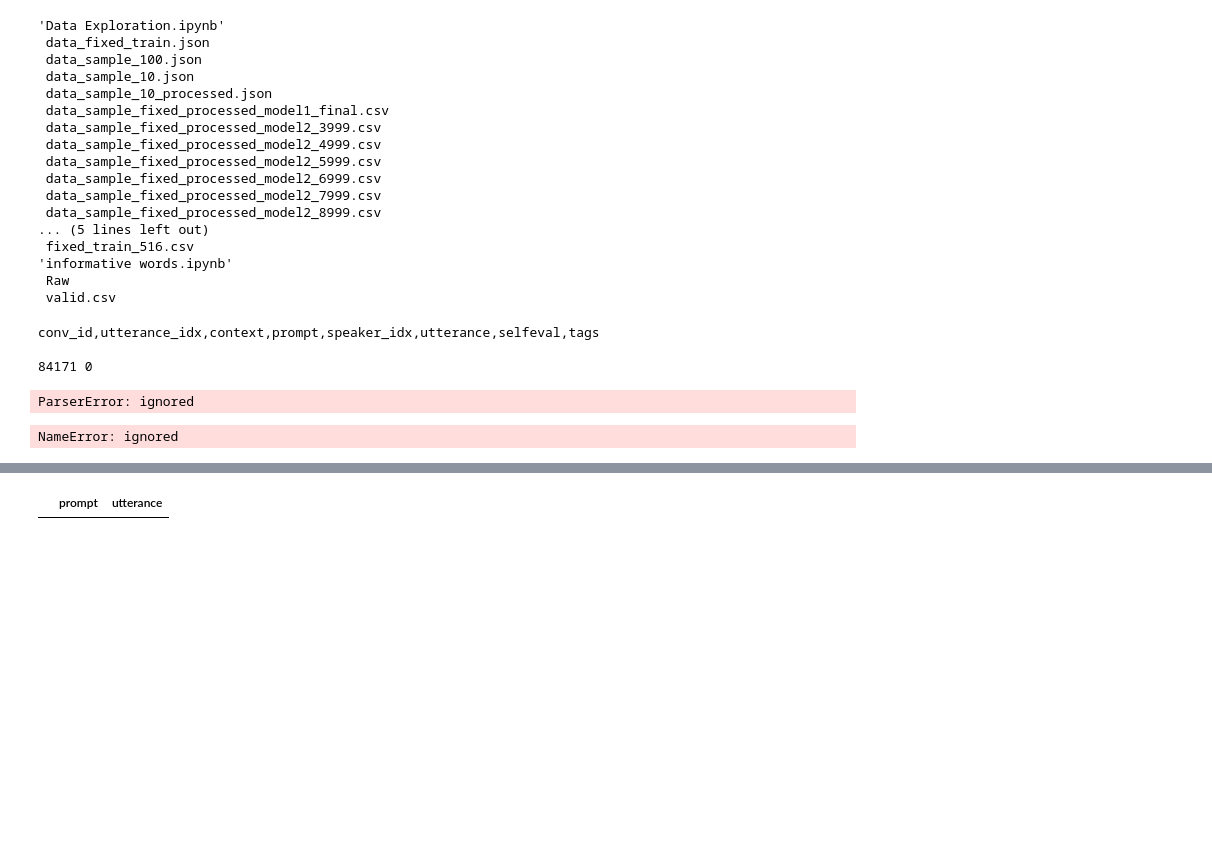
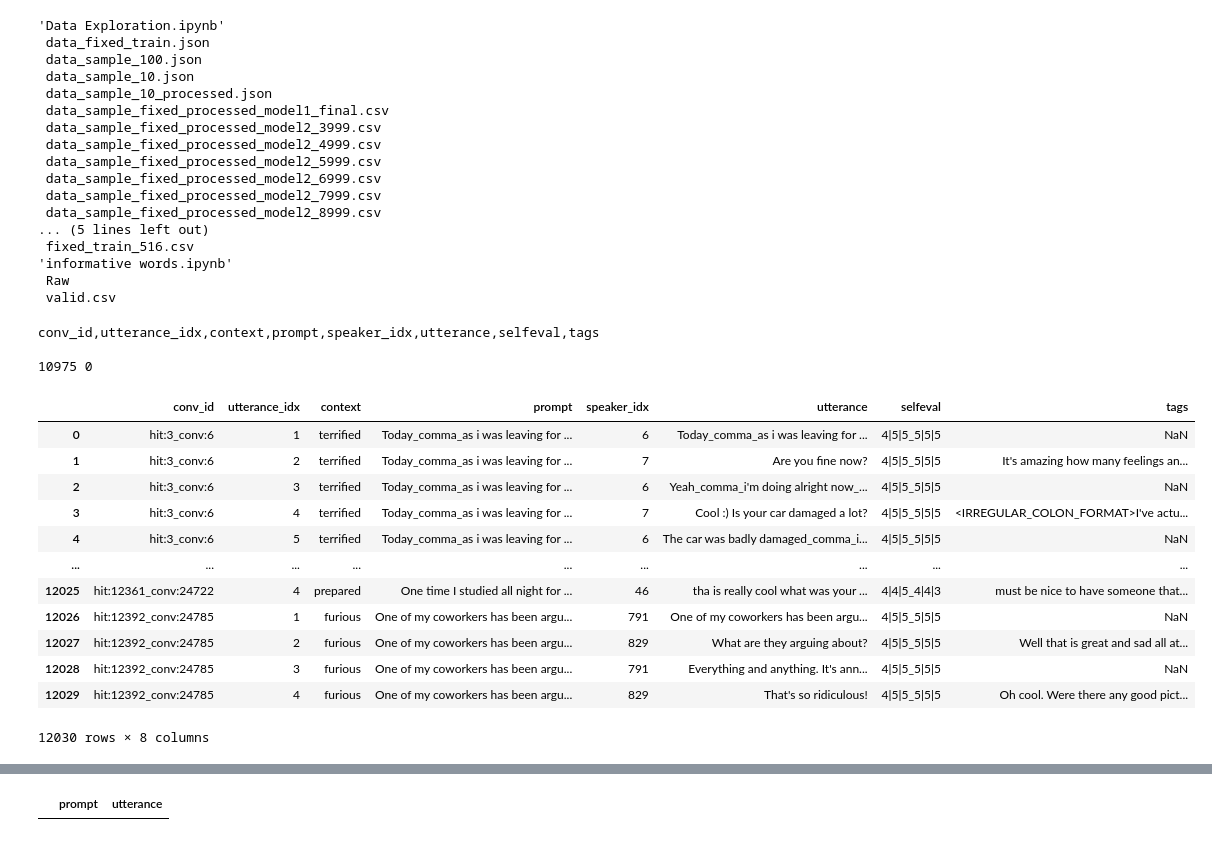
Before and after one commit to omkarpat/EmpatheticDialoguesEmotionDetection, a Jupyter notebook: Data/Data Exploration.ipynb, the cells around one changed output, grey strips where cells are left out. Saved outputs shown, nothing was run; the diff lists cells and outputs as text; code cells hidden in the pictures; blank space fills up the shorter version.

```diff
--- a/Data/Data Exploration.ipynb
+++ b/Data/Data Exploration.ipynb
@@ -30,37 +30,49 @@ Drive already mounted at /content/gdrive; to attempt to forcibly remount, call d
  Raw
  valid.csv
 # %%
-with open("Data/Raw/train.csv","r") as infile:
-  line = infile.readline()
-  print(line)
-  error_cnt = 0
-  cnt = 1
-  #print(len(line.split(",")))
-  while line:
-      if len(line.split(",")) != 8:
-        print(line.split(",")[7])
-        error_cnt += 1
-        print("Line {}: {}".format(cnt, line.strip()))
-      line = infile.readline()
-      line = line.replace(",,",",").replace(",<UNIGRAM>,",",").replace(
-          ",<HI>,",",").replace(",<HI> <UNIGRAM>,",",").replace(
-              ",<UNIGRAM> <NUMERAL>,",",").replace(
-                  ",<IRREGULAR_COLON_FORMAT>,",",").replace(",<POLITICAL>,",",")
-      line = line
-      cnt += 1
+with open ("Data/fixed_test.csv","w") as outfile:
+  with open("Data/Raw/test.csv","r") as infile:
+    line = infile.readline()
+    outfile.write(line)
+    print(line)
+    error_cnt = 0
+    cnt = 1
+    #print(len(line.split(",")))
+    while line:
+        if len(line.split(",")) != 8:
+          print(line.split(",")[7])
+          error_cnt += 1
+          print("Line {}: {}".format(cnt, line.strip()))
+        line = infile.readline()
+        line = line.replace(",,",",").replace(",<UNIGRAM>,",",<UNIGRAM>").replace(
+            ",<HI>,",",<HI>").replace(",<HI> <UNIGRAM>,",",<HI> <UNIGRAM>").replace(
+                ",<UNIGRAM> <NUMERAL>,",",<UNIGRAM> <NUMERAL>").replace(
+                    ",<IRREGULAR_COLON_FORMAT>,",",<IRREGULAR_COLON_FORMAT>").replace(",<POLITICAL>,",",<POLITICAL>")
+        outfile.write(line)
+        cnt += 1
 print(cnt, error_cnt)
 # %% [output]
 conv_id,utterance_idx,context,prompt,speaker_idx,utterance,selfeval,tags
 
-84171 0
+10975 0
 # %%
-test_df = pd.read_csv('Data/Raw/valid.csv', sep=",")
+train_df = pd.read_csv('Data/fixed_valid.csv', sep=",")
-# %% [output]
-ParserError: ignored
-# %%
-test_df
-# %% [output]
-NameError: ignored
+# %%
+train_df
+# %% [output]
+|  | conv_id | utterance_idx | context | prompt | speaker_idx | utterance | selfeval | tags |
+| 0 | hit:3_conv:6 | 1 | terrified | Today_comma_as i was leaving for ... | 6 | Today_comma_as i was leaving for ... | 4|5|5_5|5|5 | NaN |
+| 1 | hit:3_conv:6 | 2 | terrified | Today_comma_as i was leaving for ... | 7 | Are you fine now? | 4|5|5_5|5|5 | It's amazing how many feelings an... |
+| 2 | hit:3_conv:6 | 3 | terrified | Today_comma_as i was leaving for ... | 6 | Yeah_comma_i'm doing alright now_... | 4|5|5_5|5|5 | NaN |
+| 3 | hit:3_conv:6 | 4 | terrified | Today_comma_as i was leaving for ... | 7 | Cool :) Is your car damaged a lot? | 4|5|5_5|5|5 | <IRREGULAR_COLON_FORMAT>I've actu... |
+| 4 | hit:3_conv:6 | 5 | terrified | Today_comma_as i was leaving for ... | 6 | The car was badly damaged_comma_i... | 4|5|5_5|5|5 | NaN |
+| ... | ... | ... | ... | ... | ... | ... | ... | ... |
+| 12025 | hit:12361_conv:24722 | 4 | prepared | One time I studied all night for ... | 46 | tha is really cool what was your ... | 4|4|5_4|4|3 | must be nice to have someone that... |
+| 12026 | hit:12392_conv:24785 | 1 | furious | One of my coworkers has been argu... | 791 | One of my coworkers has been argu... | 4|5|5_5|5|5 | NaN |
+| 12027 | hit:12392_conv:24785 | 2 | furious | One of my coworkers has been argu... | 829 | What are they arguing about? | 4|5|5_5|5|5 | Well that is great and sad all at... |
+| 12028 | hit:12392_conv:24785 | 3 | furious | One of my coworkers has been argu... | 791 | Everything and anything. It's ann... | 4|5|5_5|5|5 | NaN |
+| 12029 | hit:12392_conv:24785 | 4 | furious | One of my coworkers has been argu... | 829 | That's so ridiculous! | 4|5|5_5|5|5 | Oh cool. Were there any good pict... |
+12030 rows × 8 columns
 # %%
 train_df[['hit','conv_id']] = train_df.conv_id.str.split("_",expand=True)
 train_df['conv_id'] = train_df['conv_id'].map(lambda x: x.lstrip('conv_id:'))
```
Also changed, not shown: parts of 3 cells of this notebook.
